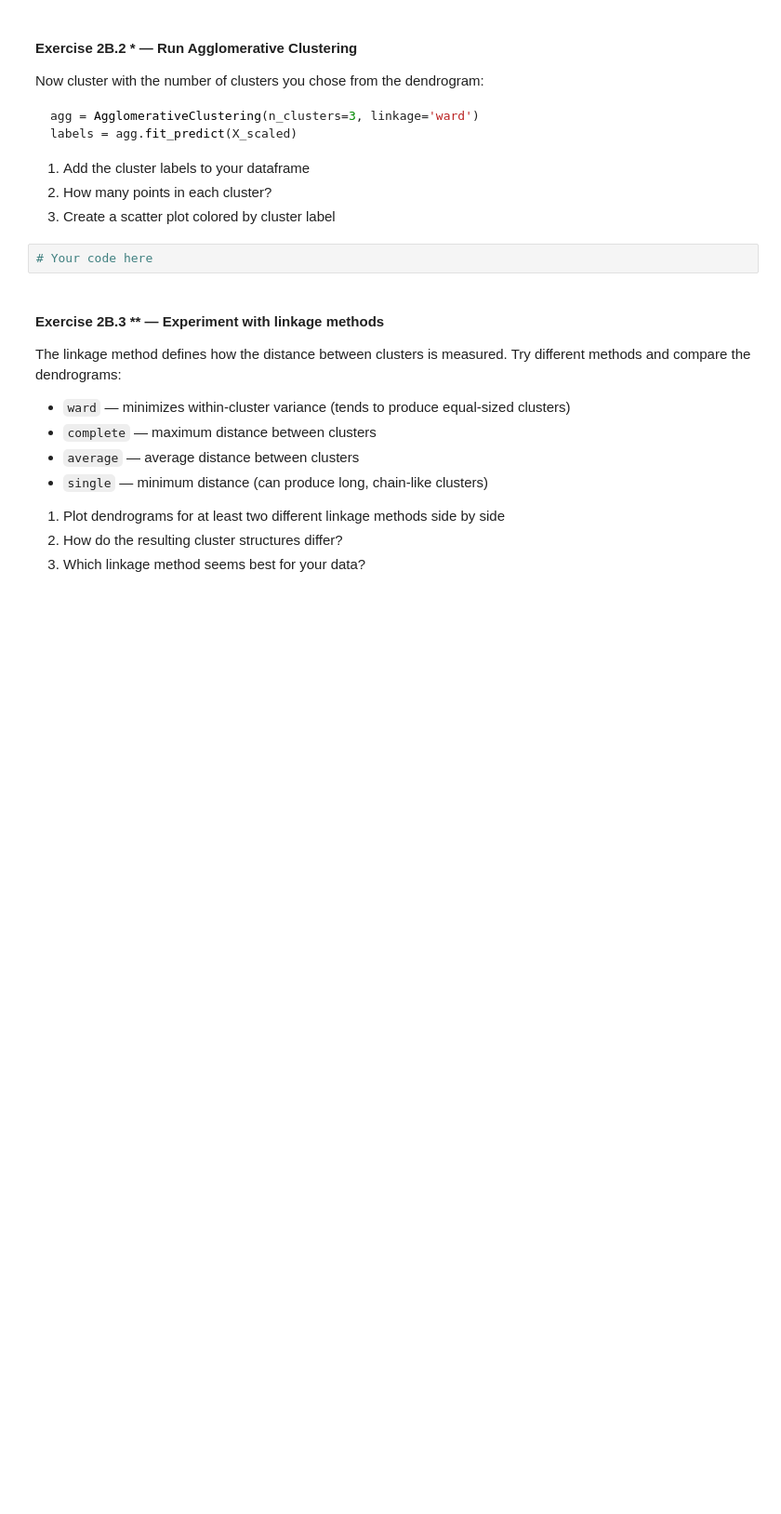
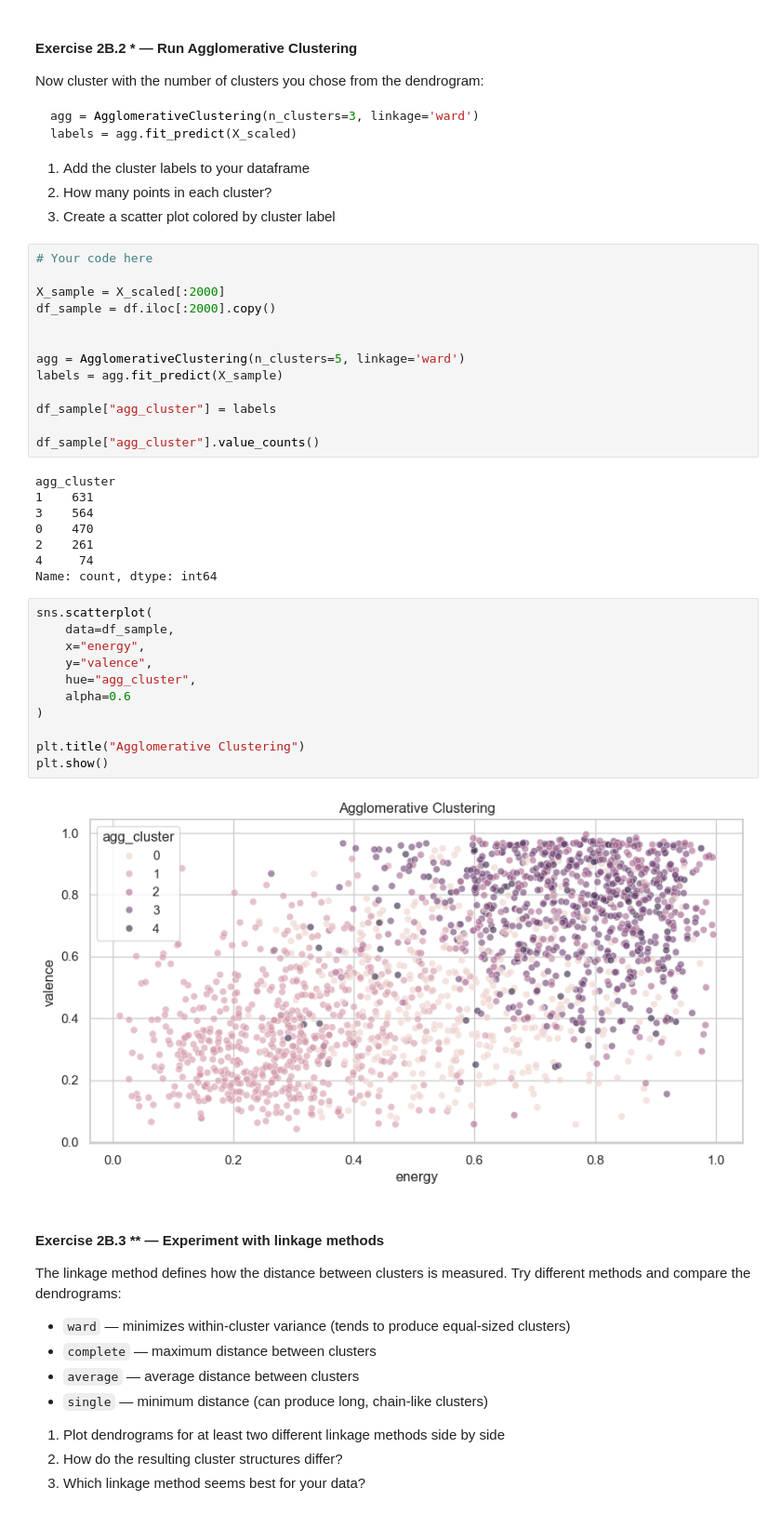
Before and after one commit to Phinil/Workshop-UML, a Jupyter notebook: unsupervised_ml_workshop.ipynb, the cells around one changed output. Shown at 93% size. Cells and saved outputs as stored; diff of their text form; blank space fills up the shorter version.

```diff
--- a/unsupervised_ml_workshop.ipynb
+++ b/unsupervised_ml_workshop.ipynb
@@ -374,8 +390,40 @@ labels = agg.fit_predict(X_scaled)
 1. Add the cluster labels to your dataframe
 2. How many points in each cluster?
 3. Create a scatter plot colored by cluster label
-# %%
-# Your code here
+# %%
+# Your code here
+
+X_sample = X_scaled[:2000]
+df_sample = df.iloc[:2000].copy()
+
+
+agg = AgglomerativeClustering(n_clusters=5, linkage='ward')
+labels = agg.fit_predict(X_sample)
+
+df_sample["agg_cluster"] = labels
+
+df_sample["agg_cluster"].value_counts()
+# %% [output]
+agg_cluster
+1    631
+3    564
+0    470
+2    261
+4     74
+Name: count, dtype: int64
+# %%
+sns.scatterplot(
+    data=df_sample,
+    x="energy",
+    y="valence",
+    hue="agg_cluster",
+    alpha=0.6
+)
+
+plt.title("Agglomerative Clustering")
+plt.show()
+# %% [output]
+[figure, added]
 # %% [markdown]
 #### Exercise 2B.3 ** — Experiment with linkage methods
 
```
Also changed, not shown: parts of 13 cells of this notebook.
